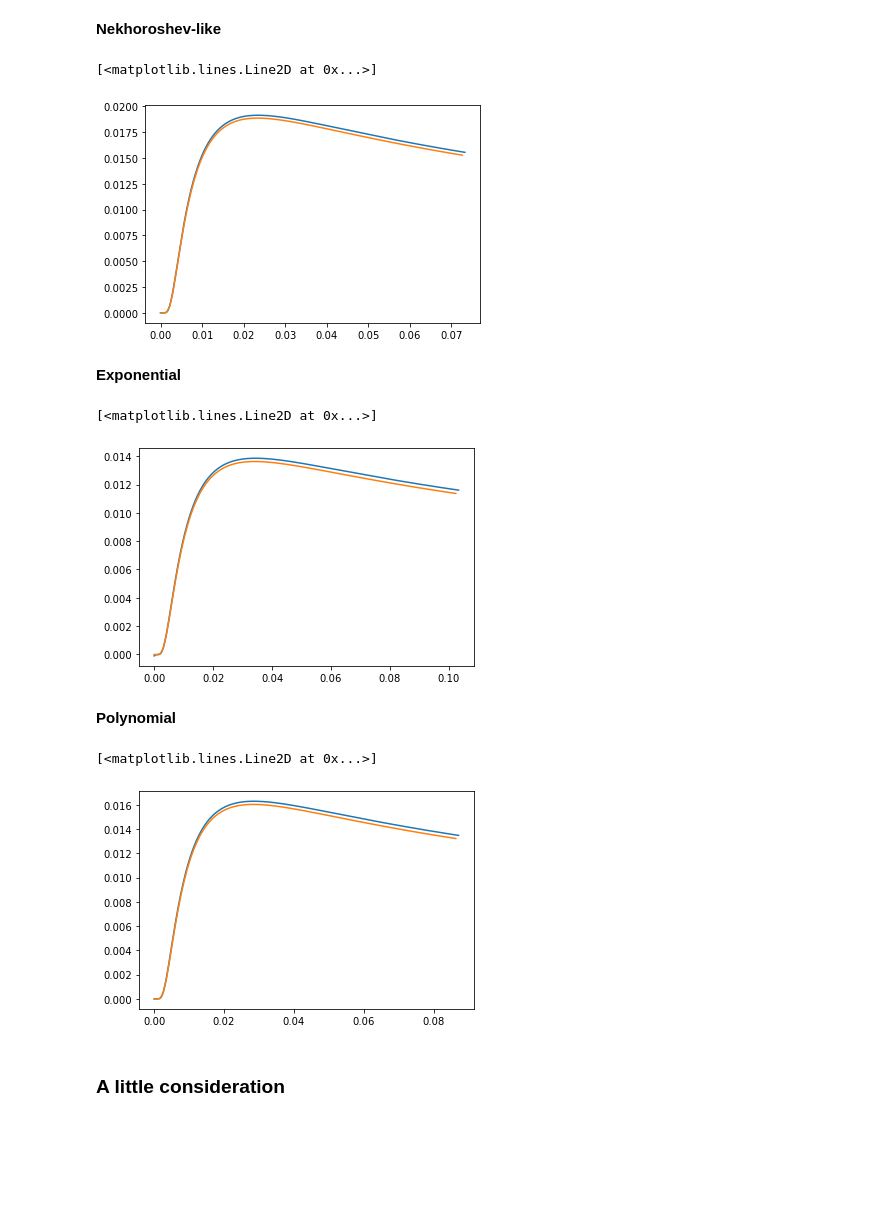
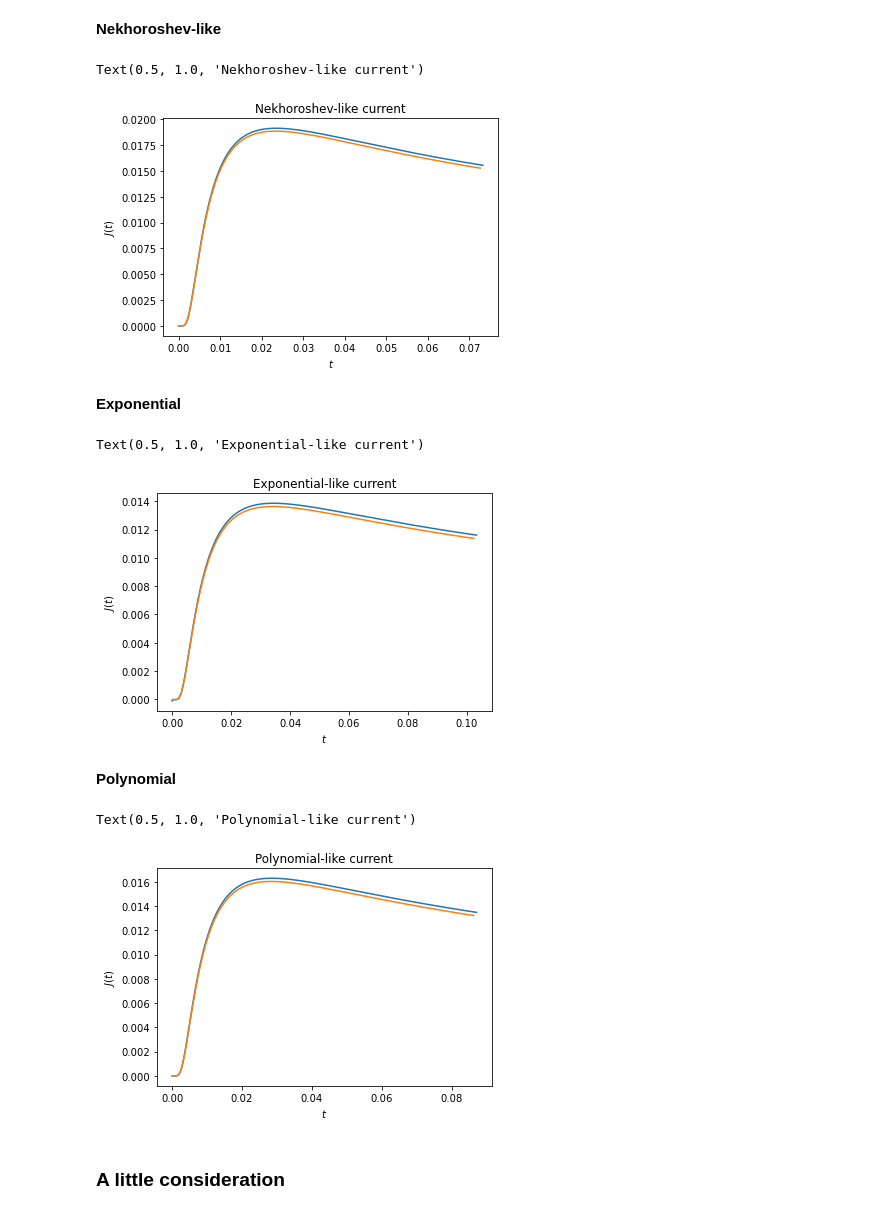
Before and after one commit to carlidel/more_about_nekhoroshev_diffusion, a Jupyter notebook: fit_showdown.ipynb, the cells around one changed output. Saved outputs shown, nothing was run; the diff lists cells and outputs as text; code cells hidden in the pictures; blank space fills up the shorter version.

```diff
--- a/fit_showdown.ipynb
+++ b/fit_showdown.ipynb
@@ -120,10 +126,14 @@ ana_current_nek = nt.current_generic(
 # %%
 plt.figure()
 plt.plot(times_nek, current_nek)
 plt.plot(times_nek[::10], ana_current_nek)
+
+plt.xlabel("$t$")
+plt.ylabel("$J(t)$")
+plt.title("Nekhoroshev-like current")
 # %% [output]
-[<matplotlib.lines.Line2D at 0x...>]
+Text(0.5, 1.0, 'Nekhoroshev-like current')
-[figure, old version]
+[figure, new version]
 # %% [markdown]
 **Exponential**
 # %%
@@ -149,9 +159,13 @@ ana_current_exp = et.current_generic(
 plt.figure()
 plt.plot(times_exp, current_exp)
 plt.plot(times_exp[::10], ana_current_exp)
+
+plt.xlabel("$t$")
+plt.ylabel("$J(t)$")
+plt.title("Exponential-like current")
 # %% [output]
-[<matplotlib.lines.Line2D at 0x...>]
+Text(0.5, 1.0, 'Exponential-like current')
-[figure, old version]
+[figure, new version]
 # %% [markdown]
 **Polynomial**
 # %%
@@ -177,9 +191,13 @@ ana_current_pol = pt.current_generic(
 plt.figure()
 plt.plot(times_pol, current_pol)
 plt.plot(times_pol[::10], ana_current_pol)
+
+plt.xlabel("$t$")
+plt.ylabel("$J(t)$")
+plt.title("Polynomial-like current")
 # %% [output]
-[<matplotlib.lines.Line2D at 0x...>]
+Text(0.5, 1.0, 'Polynomial-like current')
-[figure, old version]
+[figure, new version]
 # %% [markdown]
 ### A little consideration
 # %% [markdown]
```
Also changed, not shown: parts of 12 cells of this notebook.
